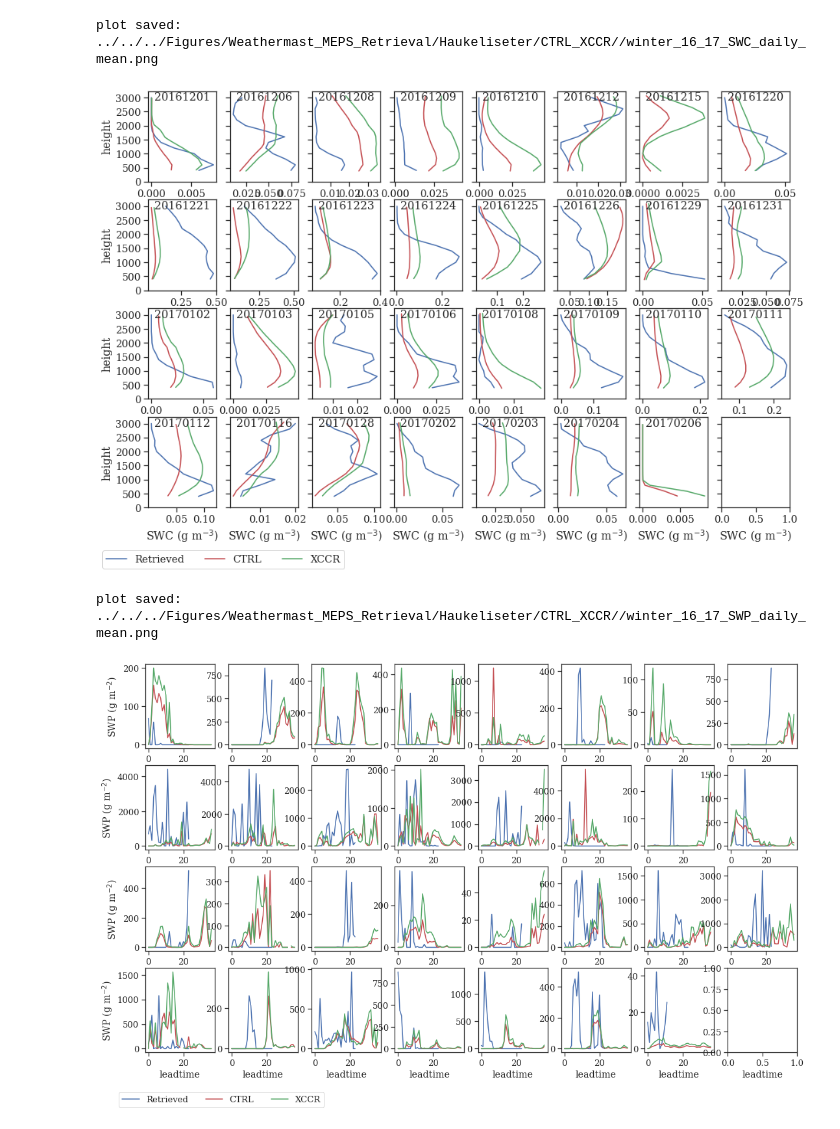
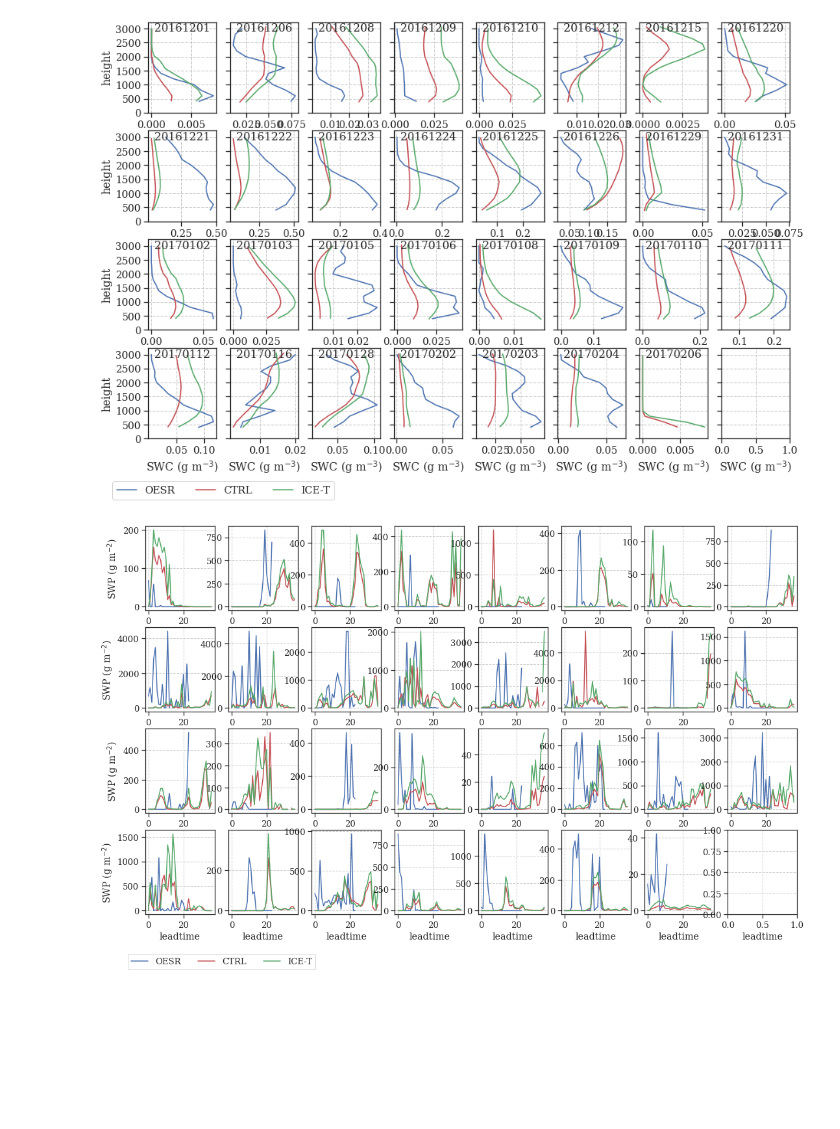
Before and after one commit to franzihe/Haukeliseter_16_17, a Jupyter notebook: SWC_SWP_instantenous.ipynb, the cells around one changed output. Cells and saved outputs as stored; diff of their text form; code cells hidden in the pictures; blank space fills up the shorter version.

```diff
--- a/SWC_SWP_instantenous.ipynb
+++ b/SWC_SWP_instantenous.ipynb
@@ -779,7 +824,7 @@ def plt_SWP_in_wind_category(axs, west_ws, east_ws, observation):
                        east_ws[:], width = bar_width,
                        align = 'center', alpha = opacity, color = 'r',
                        label = 'easterlies {:.2e}'.format(np.nansum(east_ws[:])))
-    axs.text(0.4, 0.89, observation ,
+    axs.text(0.92, 0.93, observation ,
         verticalalignment='bottom', horizontalalignment='right',
         transform=axs.transAxes,
         color='black', fontsize=15, fontweight='bold', bbox={'facecolor': 'grey', 'alpha': 0.5, 'pad': 5.5})
@@ -822,0 +947,36 @@ plot saved: ../../../Figures/Weathermast_MEPS_Retrieval/Haukeliseter/CTRL_XCCR//
+# %%
+fig, axsm  = plt.subplots(1, 3, sharex = 'all',
+                          sharey = 'all',
+                         figsize = [17,6.8])
+axs = axsm.flatten()
+
+for i in range(axs.shape[0]):
+    axs[i].set_xlabel('Wind speed (m/s)')
+axs[0].set_ylabel('SWP (g m$^{-2}$)')
+y_labels = axs[0].get_yticks()
+axs[0].set_ylim([0,6.5*10**4])
+axs[0].yaxis.set_major_formatter(ticker.FormatStrFormatter('%0.0e'))
+axs[0].set_xticks(np.arange(obs_precip_west_ws.shape[0]))
+axs[0].set_xlim([0-0.7,6-0.7])
+
+plt_SWP_in_wind_category_V2(axs[0], #obs_precip_west_ws,
+                            obs_precip_east_ws,
+                            'OESR', 'east')
+for i, meps in zip(np.arange(1,np.array(meps_run).shape[0]+1), meps_run):
+    plt_SWP_in_wind_category_V2(axs[i], #meps_precip_west_ws[meps],
+                                meps_precip_east_ws[meps],
+                                '%s' %(meps), 'east')
+
+for i in range(3):
+    axs[i].text(0.05, 0.95,
+                    fig_label[i],
+                    fontweight='bold',
+                    horizontalalignment='center',
+                    verticalalignment='center',
+                    transform = axs[i].transAxes)
+plt.tight_layout()
+if savefig == 1:
+    fig_name = 'winter_16_17_SWP_WS_WD_easterlies.'+form
+    plt.savefig('%s/%s' % (figdir, fig_name), format = form, bbox_inches='tight', transparent=True)
+    print('plot saved: %s/%s' % (figdir, fig_name))
+    plt.close()
@@ -826,11 +1113,11 @@ fig, axsm  = plt.subplots(4, 8, #sharex = 'all',
                          figsize = [15,10])
 axs = axsm.flatten()
 for Date, i in zip(date, np.arange(date.shape[0])):
-    axs[i].plot(np.mean(SWC[meps][Date], axis = 0), height_SWC[meps][Date][0,:],label='Retrieved', color ='b')
+    axs[i].plot(np.mean(SWC[meps][Date], axis = 0), height_SWC[meps][Date][0,:],label='OESR', color ='b')
     axs[i].plot(np.mean(SWC_MEPS['CTRL'][Date][12:,:], axis = 0),
                 np.mean(height_MEPS['CTRL'][Date][12:,:], axis = 0), label='CTRL', color ='r')
-    axs[i].plot(np.mean(SWC_MEPS['XCCR'][Date][12:,:], axis = 0),
-                np.mean(height_MEPS['XCCR'][Date][12:,:], axis = 0), label='XCCR', color ='g')
+    axs[i].plot(np.mean(SWC_MEPS['ICE-T'][Date][12:,:], axis = 0),
+                np.mean(height_MEPS['ICE-T'][Date][12:,:], axis = 0), label='ICE-T', color ='g')
     axs[i].text(0.5, 0.93,
                 int(Date),
                 horizontalalignment='center',
@@ -843,45 +1130,44 @@ for ax in axsm.flat:
 # Hide x labels and tick labels for top plots and y ticks for right plots.
 #for ax in axsm.flat:
  #   ax.label_outer()
 for i, k, l, m in zip(range(1,8), range(9,16), range(17, 24), range(25,32)):
     axs[i].yaxis.label.set_visible(False)
     axs[k].yaxis.label.set_visible(False)
     axs[l].yaxis.label.set_visible(False)
     axs[m].yaxis.label.set_visible(False)
 
 for i in range(0,24):
     axs[i].xaxis.label.set_visible(False)
 
 #Get the lengend handles and labels
 h1, l1 = axs[0].get_legend_handles_labels()
 #Make the legend
 axs[0].legend(h1, l1,
               #bbox_to_anchor=(0,-.05, 2.2,-0.15),
               bbox_to_anchor=(0.6, -4.12, 1., .102),
               loc=9,
            ncol=4)
 
 plt.subplots_adjust(wspace = 0.2, hspace=0.2);
 plt.tight_layout()
 
 if savefig == 1:
     fig_name = 'winter_16_17_SWC_daily_mean.'+form
     plt.savefig('%s/%s' % (figdir, fig_name), format = form, bbox_inches='tight', transparent=True)
     print('plot saved: %s/%s' % (figdir, fig_name))
 #plt.close()
 # %% [output]
-plot saved: ../../../Figures/Weathermast_MEPS_Retrieval/Haukeliseter/CTRL_XCCR//winter_16_17_SWC_daily_mean.png
-[figure, old version]
+[figure, new version]
 # %%
 fig, axsm  = plt.subplots(4, 8, #sharex = 'all',
                          # sharey = 'all',
                          figsize = [18,11])
 axs = axsm.flatten()
 for Date, i in zip(date, np.arange(date.shape[0])):
-    axs[i].plot(SWP[meps][Date],label='Retrieved', color = 'b')
+    axs[i].plot(SWP[meps][Date],label='OESR', color = 'b')
 
     axs[i].plot(SWP_MEPS['CTRL'][Date], label='CTRL', color = 'r')
-    axs[i].plot(SWP_MEPS['XCCR'][Date], label='XCCR', color = 'g')
+    axs[i].plot(SWP_MEPS['ICE-T'][Date], label='ICE-T', color = 'g')
 
 for ax in axsm.flat:
     ax.set(ylabel='SWP (g m$^{-2}$)', xlabel='leadtime')
@@ -913,8 +1199,7 @@ if savefig == 1:
     print('plot saved: %s/%s' % (figdir, fig_name))
 #plt.close()
 # %% [output]
-plot saved: ../../../Figures/Weathermast_MEPS_Retrieval/Haukeliseter/CTRL_XCCR//winter_16_17_SWP_daily_mean.png
-[figure, old version]
+[figure, new version]
 # %%
 fig, axsm  = plt.subplots(1, 1, #sharex = 'all',
                          # sharey = 'all',
```
Also changed, not shown: parts of 20 cells of this notebook.
